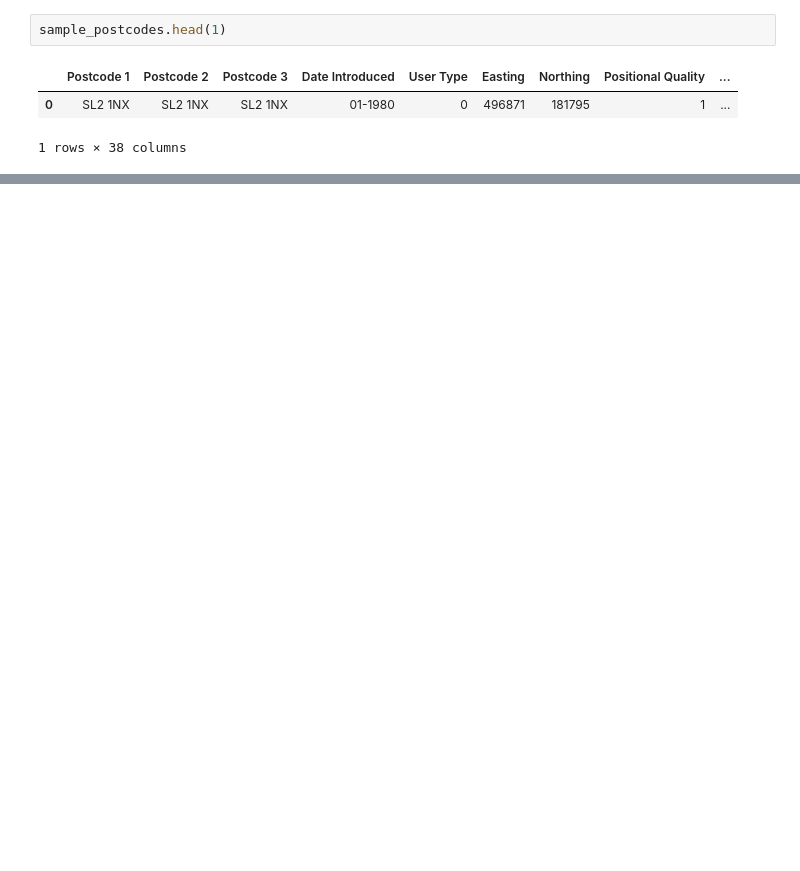
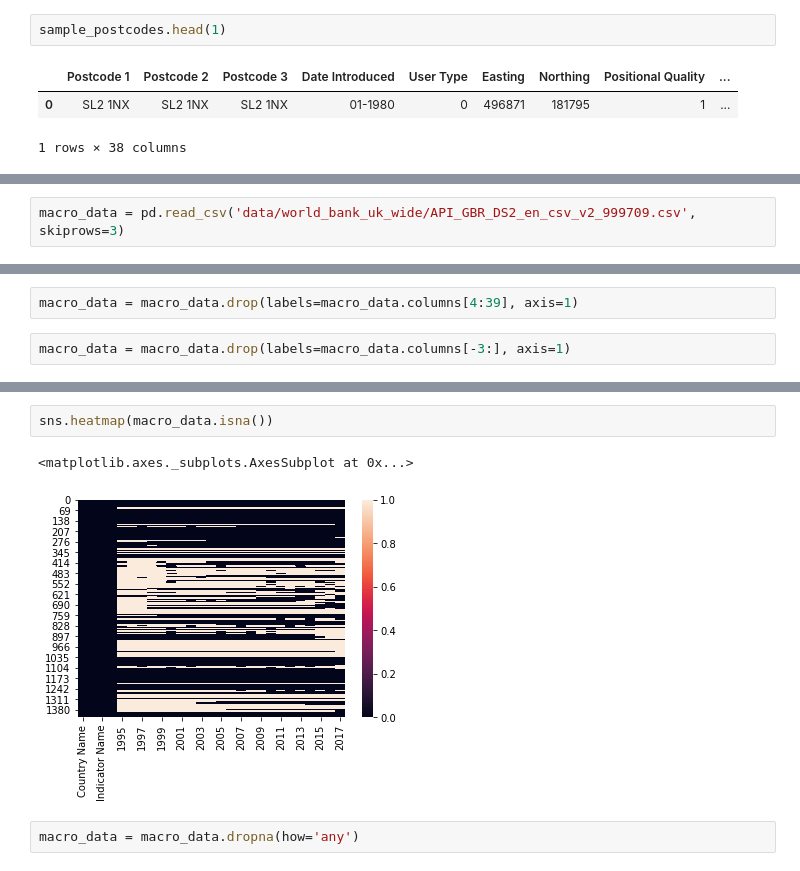
Before and after one commit to Tom11Butler/DE-Capstone, a Jupyter notebook: EDA.ipynb, the cells around one changed output, grey strips where cells are left out. Saved outputs shown, nothing was run; the diff lists cells and outputs as text; blank space fills up the shorter version.

```diff
--- a/EDA.ipynb
+++ b/EDA.ipynb
@@ -71,0 +174,2 @@ list(sample_postcodes.columns)
+# %%
+macro_data = pd.read_csv('data/world_bank_uk_wide/API_GBR_DS2_en_csv_v2_999709.csv', skiprows=3)
@@ -71,0 +186,4 @@ list(sample_postcodes.columns)
+# %%
+macro_data = macro_data.drop(labels=macro_data.columns[4:39], axis=1)
+# %%
+macro_data = macro_data.drop(labels=macro_data.columns[-3:], axis=1)
@@ -71,0 +196,7 @@ list(sample_postcodes.columns)
+# %%
+sns.heatmap(macro_data.isna())
+# %% [output]
+<matplotlib.axes._subplots.AxesSubplot at 0x...>
+[figure, added]
+# %%
+macro_data = macro_data.dropna(how='any')
```
Also changed, not shown: parts of 32 cells of this notebook.
